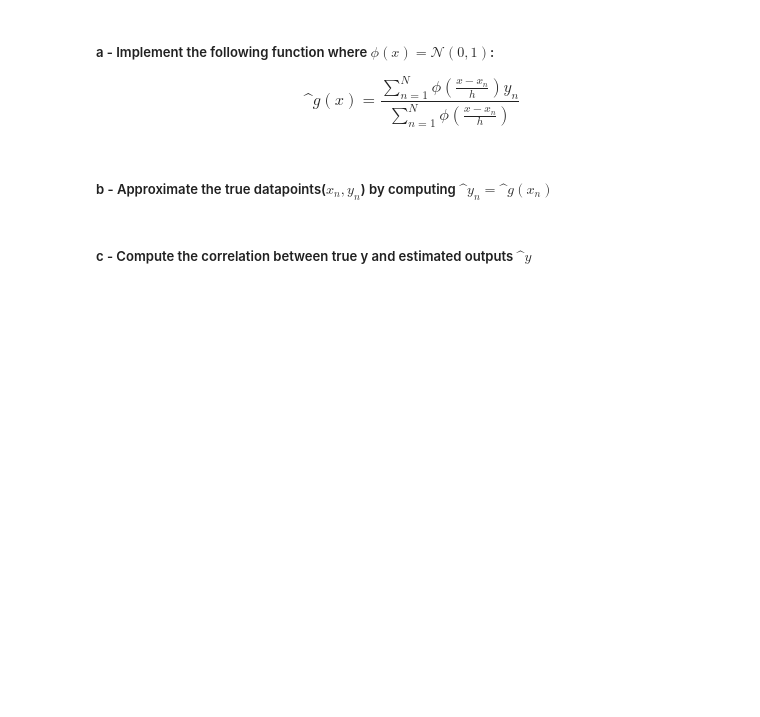
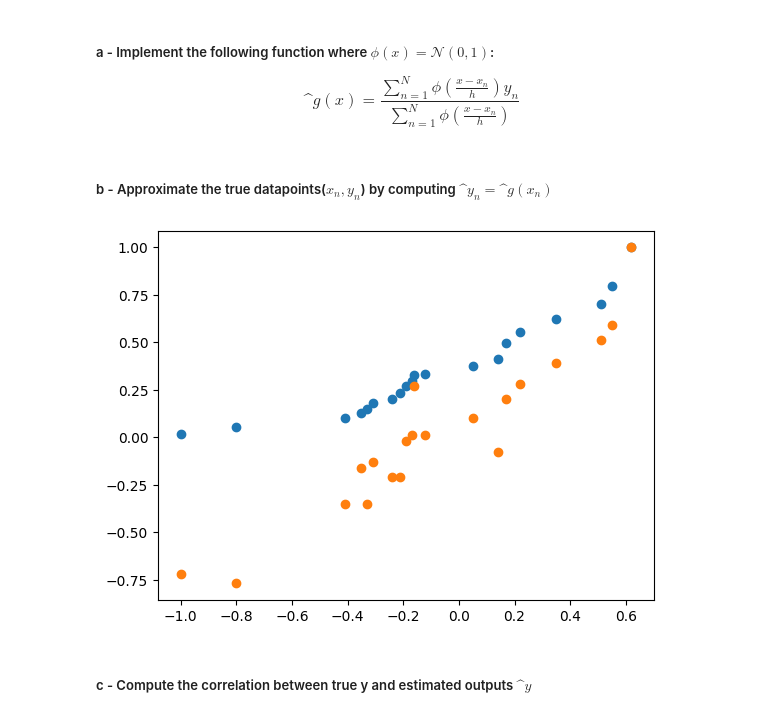
Before and after one commit to Yarlermanden/AML, a Jupyter notebook: exercises/w02_regression_classification/exercise.ipynb, the cells around one changed output. Saved outputs shown, nothing was run; the diff lists cells and outputs as text; code cells hidden in the pictures; blank space fills up the shorter version.

```diff
--- a/exercises/w02_regression_classification/exercise.ipynb
+++ b/exercises/w02_regression_classification/exercise.ipynb
@@ -90,13 +97,13 @@ $$
 \^{g}(x) = \frac{\sum_{n=1}^N\phi(\frac{x-x_n}{h})y_n}{\sum_{n=1}^N\phi(\frac{x-x_n}{h})}
 $$
 # %%
-#define g(x)
 def g(x):
-    h = 0.00000000000000001
+    h = 0.01
     numerator = 0
     denominator = 0.00000000001
     for point in data_np:
         phi_x = 1 if ((x-point[0])/h) < 1 else 0
+        #could have used norm.pdf(mean, variance)
         numerator += phi_x*point[1]
         denominator += phi_x
     return numerator / denominator
@@ -105,6 +112,11 @@ def g(x):
 ##### b - Approximate the true datapoints($x_n, y_n$) by computing $\^{y}_n = \^{g}(x_n)$
 # %%
 y_hat2 = [g(x) for x in data_pd.x]
+plt.scatter(x, y_hat2)
+plt.scatter(x, y)
+plt.show()
+# %% [output]
+[figure, added]
 # %% [markdown]
 ##### c - Compute the correlation between true y and estimated outputs $\^{y}$
 # %%
```
Also changed, not shown: parts of 10 cells of this notebook.
